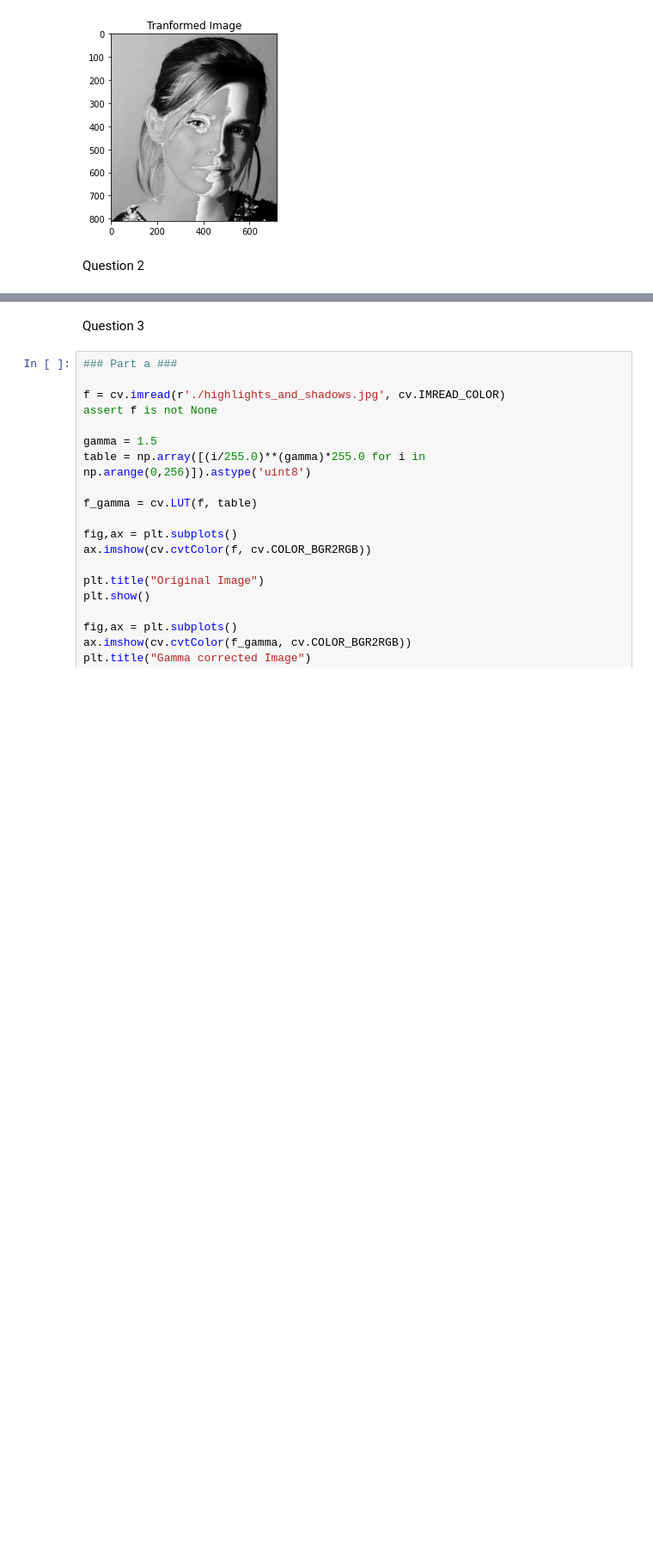
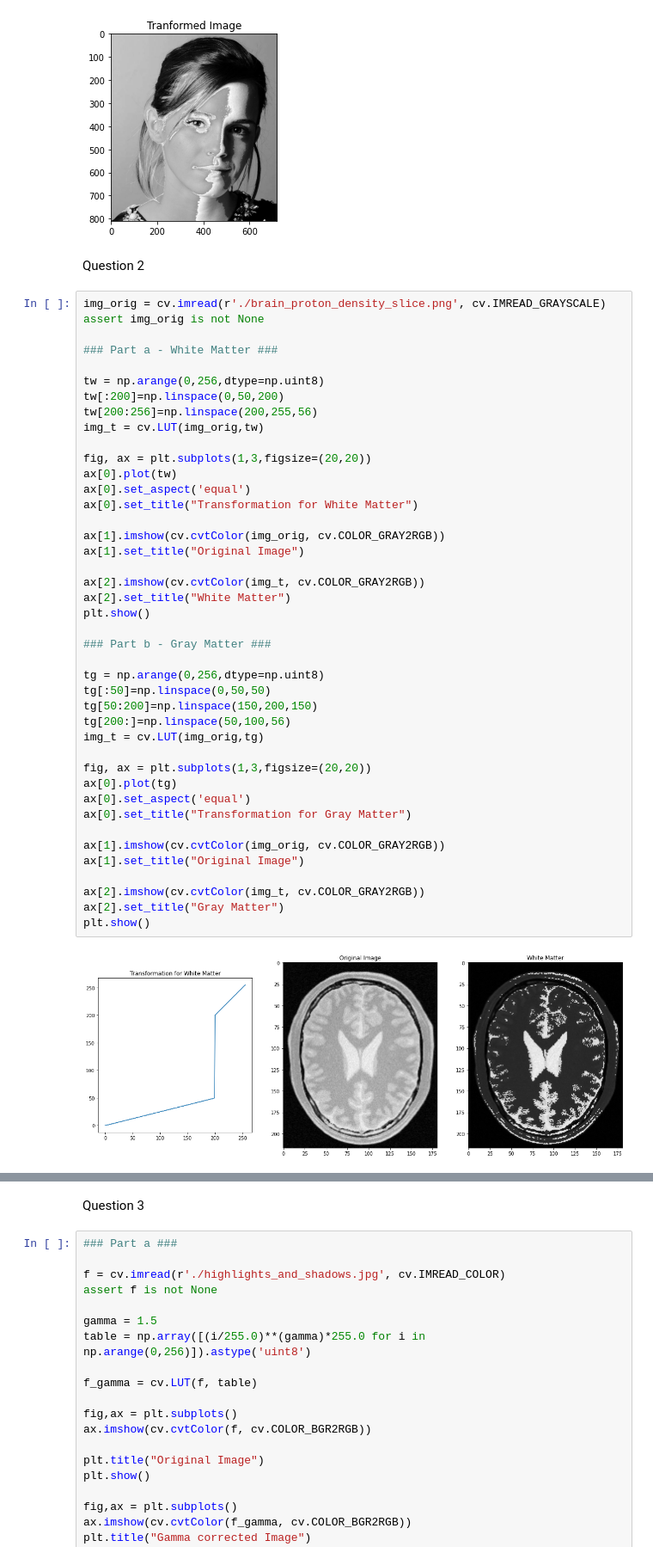
Before and after one commit to SenuriMR/EN2550---Fundamentals-of-Image-Processing-and-Machine-Vision, a Jupyter notebook: Assignment 1/Assignment_1.ipynb, the cells around one changed output, grey strips where cells are left out. Shown at 86% size. Cells and saved outputs as stored; diff of their text form; blank space fills up the shorter version.

Commit message:
Assignment 1 - Intensity Transmormation to accentuate white and gray matter (q2)

```diff
--- a/Assignment 1/Assignment_1.ipynb
+++ b/Assignment 1/Assignment_1.ipynb
@@ -50,3 +50,47 @@ cv.destroyAllWindows()
 [figure]
 # %% [markdown]
 Question 2
+# %%
+img_orig = cv.imread(r'./brain_proton_density_slice.png', cv.IMREAD_GRAYSCALE)
+assert img_orig is not None
+
+### Part a - White Matter ###
+
+tw = np.arange(0,256,dtype=np.uint8)
+tw[:200]=np.linspace(0,50,200)
+tw[200:256]=np.linspace(200,255,56)
+img_t = cv.LUT(img_orig,tw)
+
+fig, ax = plt.subplots(1,3,figsize=(20,20))
+ax[0].plot(tw)
+ax[0].set_aspect('equal')
+ax[0].set_title("Transformation for White Matter")
+
+ax[1].imshow(cv.cvtColor(img_orig, cv.COLOR_GRAY2RGB))
+ax[1].set_title("Original Image")
+
+ax[2].imshow(cv.cvtColor(img_t, cv.COLOR_GRAY2RGB))
+ax[2].set_title("White Matter")
+plt.show()
+
+### Part b - Gray Matter ###
+
+tg = np.arange(0,256,dtype=np.uint8)
+tg[:50]=np.linspace(0,50,50)
+tg[50:200]=np.linspace(150,200,150)
+tg[200:]=np.linspace(50,100,56)
+img_t = cv.LUT(img_orig,tg)
+
+fig, ax = plt.subplots(1,3,figsize=(20,20))
+ax[0].plot(tg)
+ax[0].set_aspect('equal')
+ax[0].set_title("Transformation for Gray Matter")
+
+ax[1].imshow(cv.cvtColor(img_orig, cv.COLOR_GRAY2RGB))
+ax[1].set_title("Original Image")
+
+ax[2].imshow(cv.cvtColor(img_t, cv.COLOR_GRAY2RGB))
+ax[2].set_title("Gray Matter")
+plt.show()
+# %% [output]
+[figure, added]
```
Also changed, not shown: parts of 2 cells of this notebook.
